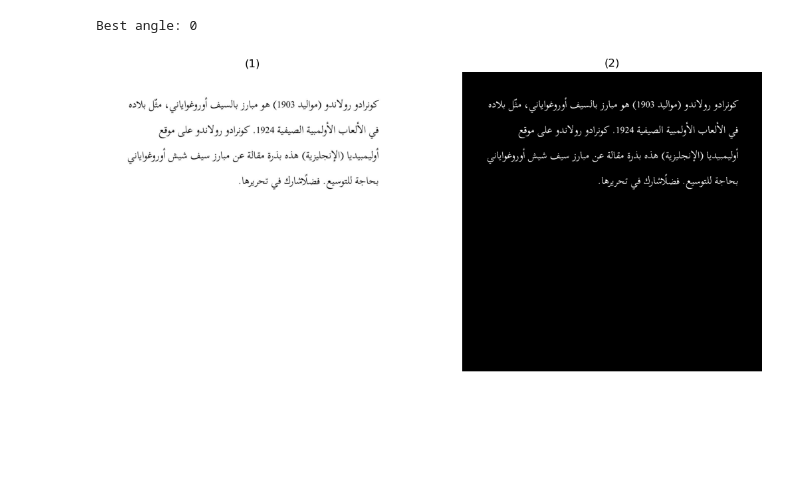
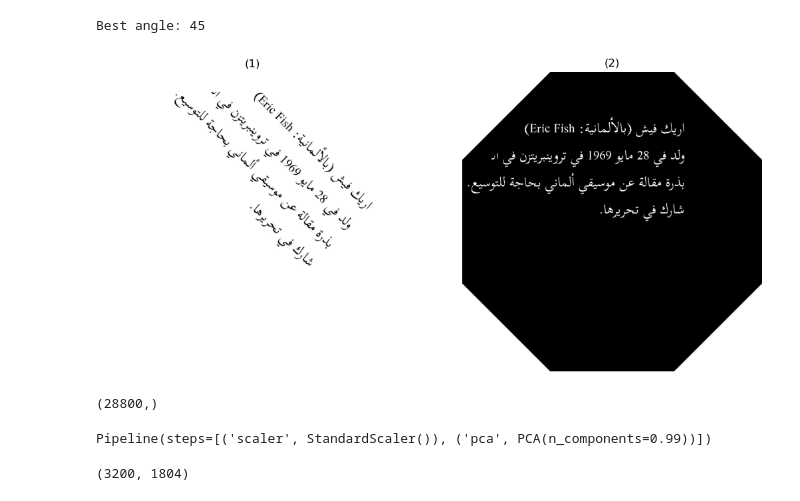
Before and after one commit to ZiaddAhmedd/Arabic-font-recognition-system, a Jupyter notebook: font2.ipynb, the cells around one changed output. Saved outputs shown, nothing was run; the diff lists cells and outputs as text; code cells hidden in the pictures; blank space fills up the shorter version.

```diff
--- a/font2.ipynb
+++ b/font2.ipynb
@@ -101,7 +101,7 @@ def deskew(binary_img):
     img = im.fromarray((255 * data).astype("uint8"))
 
     pix = np.array(img)
-    return pix
+    return pix , best_angle
 
 def is_inverted(img):
     """
@@ -149,21 +149,3 @@ def is_inverted(img):
 #         if(valid(row+dX[i],col+dY[i],vis, word)):
 #             dfs(row+dX[i], col+dY[i], vis, word)
 #     return
-# %%
-def preprocess(img):
-    """
-    Preprocess the image
-
-    Args:
-    img: the image
-
-    Returns:
-    img: the preprocessed image
-    """
-    sharpen_kernel = np.array([[0,-1, 0], [-1,5,-1], [0,-1,0]])
-    img = cv2.medianBlur(img, 3) # To remove Salt and Pepper noise
-    img = cv2.filter2D(img, -1, sharpen_kernel)  # Sharpen the image
-    img = cv2.threshold(img, 0, 255, cv2.THRESH_BINARY + cv2.THRESH_OTSU)[1] # Convert the image to binary
-    deskewed_img = deskew(img) # Deskew the image
-    final_img = cv2.bitwise_not(deskewed_img) if np.mean(deskewed_img) > 127 else deskewed_img # Invert the image if the mean is less than 127
-    return final_img
@@ -272,35 +308,36 @@ def extract_words(img, visual=0):
     words = []
 
     for idx, line in enumerate(lines):
 
         if visual:
             # Check for the size of the line to be greater than 30
             # if line.shape[0] > 30:
             save_image(line, 'lines', f'line{idx}')
 
         line_words = word_vertical_projection(line)
         for w in line_words:
             # if len(words) == 585:
             #     print(idx)
             words.append((w, line))
         # words.extend(line_words)
 
     # breakpoint()
     if visual:
         for idx, word in enumerate(words):
             # check for the size of the word to be greater than 30
             # print (word[0].shape)
             # if word[0].shape[0] < 100 and word[0].shape[1] > 20 :
             save_image(word[0], 'words', f'word{idx}')
     return words
 
-# Try to extract the words from the preprocessed images
-p = preprocess(X_train[999])
+# # Try to extract the words from the preprocessed images
+p = preprocess(X_train[564])
 
-show_images([X_train[999],p])
+# show_images([X_train[999],p])
 
 # Extract the words from the preprocessed images
 words = extract_words(p, visual=1)
+show_images([X_train[564], p])
 # %% [output]
-Best angle: 0
+Best angle: 45
-[figure, old version]
+[figure, new version]
@@ -316,0 +351,16 @@ Best angle: 0
+# %%
+# Apply hog for the images
+from skimage.feature import hog
+
+X_train_hog = []
+for i in tqdm(X_train_resized):
+    X_train_hog.append(hog(i, orientations= 8, pixels_per_cell=(32, 32), cells_per_block=(4, 4), block_norm='L2-Hys'))
+
+# Print the shape of the hog features
+print(X_train_hog[0].shape)
+
+# # Try hog on one image
+# hog_image = hog(X_train[0], orientations= 8, pixels_per_cell=(32, 32), cells_per_block=(4,4), block_norm='L2-Hys')
+# print(hog_image.shape)
+# %% [output]
+(28800,)
@@ -316,0 +371,25 @@ Best angle: 0
+# %%
+# Make a pipeline for the model which consist of StandardScaler , PCA and the model
+from sklearn.pipeline import Pipeline
+from sklearn.preprocessing import StandardScaler
+from sklearn.decomposition import PCA
+
+# Create a pipeline
+pipe = Pipeline([
+    ('scaler', StandardScaler()),
+    ('pca', PCA(n_components=0.99)),
+])
+
+# Fit the pipeline
+pipe.fit(X_train, y_train)
+# %% [output]
+Pipeline(steps=[('scaler', StandardScaler()), ('pca', PCA(n_components=0.99))])
+# %%
+# Transform the data
+X_train_transformed = pipe.transform(X_train)
+X_test_transformed = pipe.transform(X_test)
+
+# Print the shape of the transformed data
+print(X_train_transformed.shape)
+# %% [output]
+(3200, 1804)
```
Also changed, not shown: parts of 8 cells of this notebook, 1 other file.
